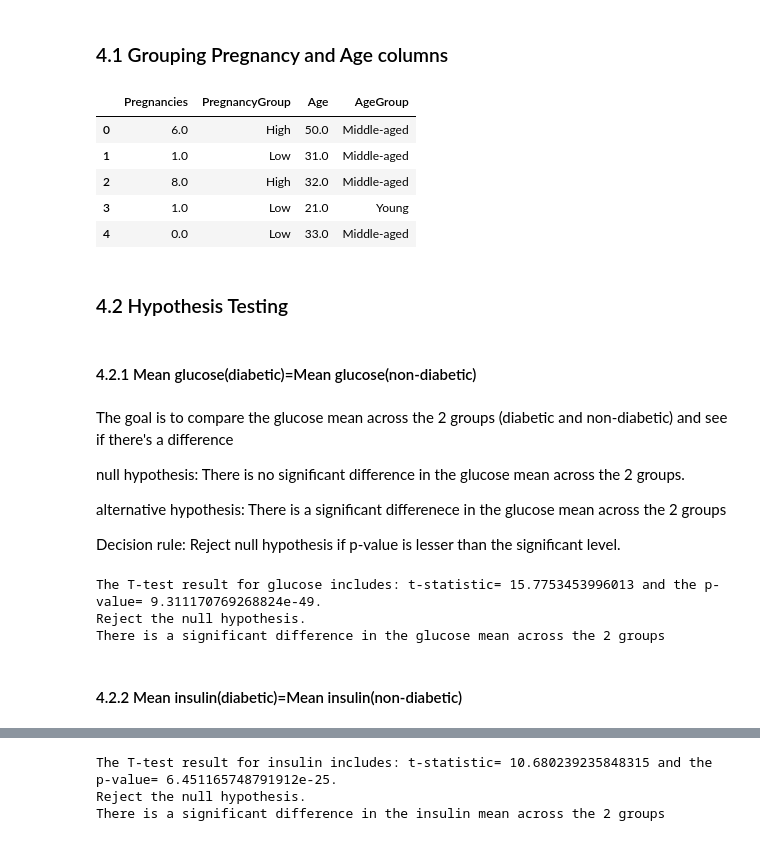
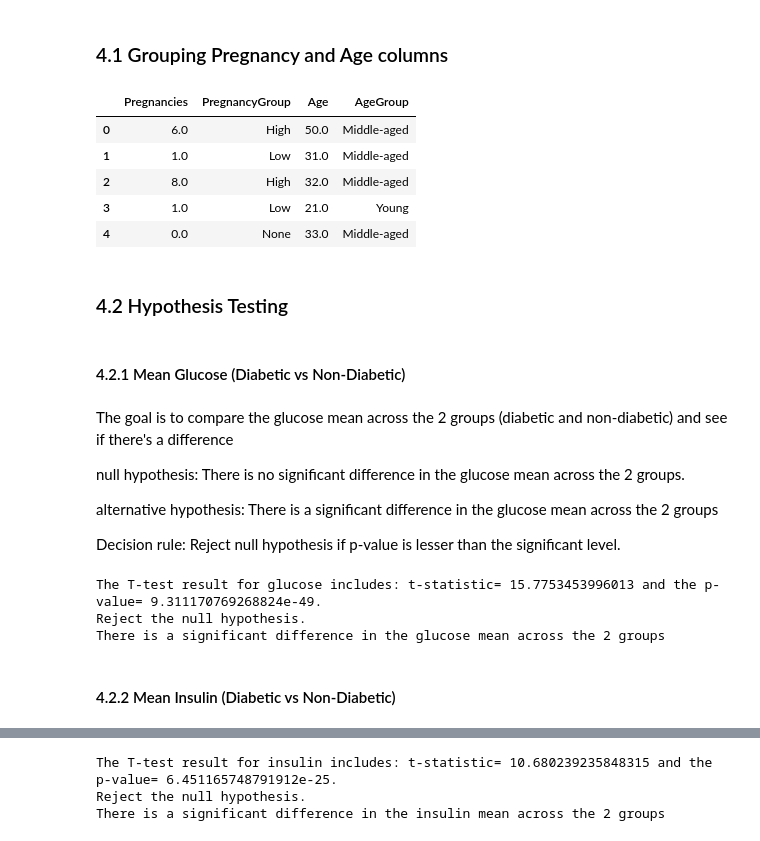
Before and after one commit to Similoluwa224/team_glucose_guard, a Jupyter notebook: capstone_diabetes.ipynb, the cells around one changed output, grey strips where cells are left out. Drawn from its saved outputs; the diff is of its cells as text; code cells hidden in the pictures.

```diff
--- a/capstone_diabetes.ipynb
+++ b/capstone_diabetes.ipynb
@@ -860,43 +862,45 @@ EDA uncovered that **Glucose**, **BMI**, **Insulin**, and **Age** are the most i
 # %%
 # Group Age into categories
 def age_group(age):
     if age < 30:
         return "Young"
     elif 30 <= age <= 50:
         return "Middle-aged"
     else:
         return "Old"
 df_imputed['AgeGroup'] = df_imputed['Age'].apply(age_group)
 
 # Group Pregnancies into categories
 def pregnancy_group(preg):
-    if preg <= 1:
+    if preg == 0:
+        return "None"
+    elif preg == 1:
         return "Low"
-    elif 2 <= preg <= 4:
+    elif 2<= preg <= 4:
         return "Medium"
     else:
         return "High"
 
 df_imputed['PregnancyGroup'] = df_imputed['Pregnancies'].apply(pregnancy_group)
 
 df_imputed[['Pregnancies', 'PregnancyGroup', 'Age', 'AgeGroup']].head()
 # %% [output]
 |  | Pregnancies | PregnancyGroup | Age | AgeGroup |
 | 0 | 6.0 | High | 50.0 | Middle-aged |
 | 1 | 1.0 | Low | 31.0 | Middle-aged |
 | 2 | 8.0 | High | 32.0 | Middle-aged |
 | 3 | 1.0 | Low | 21.0 | Young |
-| 4 | 0.0 | Low | 33.0 | Middle-aged |
+| 4 | 0.0 | None | 33.0 | Middle-aged |
 # %% [markdown]
 ### 4.2 Hypothesis Testing
 # %% [markdown]
-#### 4.2.1 Mean glucose(diabetic)=Mean glucose(non-diabetic)
+#### 4.2.1 Mean Glucose (Diabetic vs Non-Diabetic)
 # %% [markdown]
 The goal is to compare the glucose mean across the 2 groups (diabetic and non-diabetic) and see if there's a difference
 
 null hypothesis: There is no significant difference in the glucose mean across the 2 groups.
 
-alternative hypothesis: There is a significant differenece in the glucose mean across the 2 groups
+alternative hypothesis: There is a significant difference in the glucose mean across the 2 groups
 
 Decision rule: Reject null hypothesis if p-value is lesser than the significant level.
 # %%
@@ -917,7 +921,7 @@ The T-test result for glucose includes: t-statistic= 15.7753453996013 and the p-
 Reject the null hypothesis.
 There is a significant difference in the glucose mean across the 2 groups
 # %% [markdown]
-#### 4.2.2 Mean insulin(diabetic)=Mean insulin(non-diabetic)
+#### 4.2.2 Mean Insulin (Diabetic vs Non-Diabetic)
 # %% [markdown]
 The goal is to compare the insulin mean across the 2 groups (diabetic and non-diabetic) and see if there's a difference
 
```
Also changed, not shown: parts of 23 cells of this notebook.
